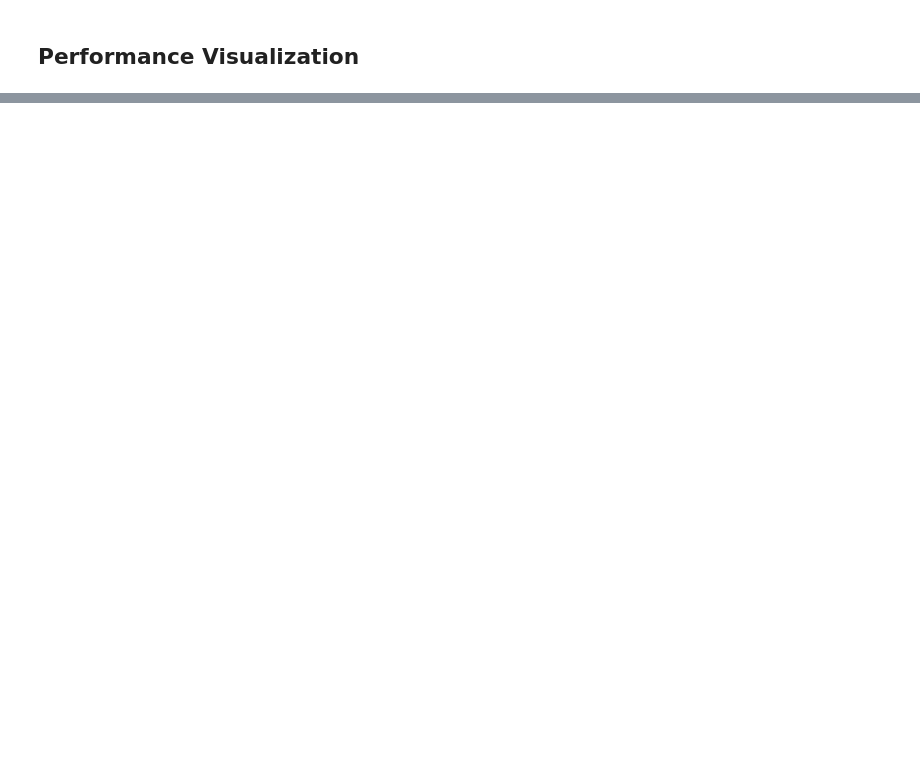
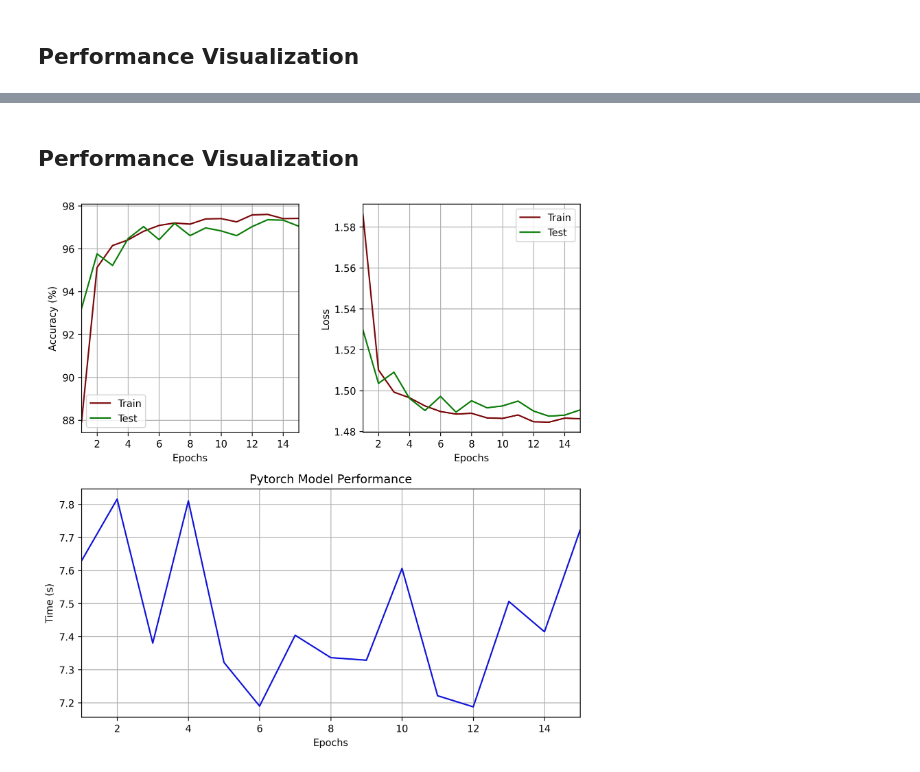
Before and after one commit to sagnik106/MNIST, a Jupyter notebook: torch_model.ipynb, the cells around one changed output, grey strips where cells are left out. Saved outputs shown, nothing was run; the diff lists cells and outputs as text; code cells hidden in the pictures; blank space fills up the shorter version.

```diff
--- a/torch_model.ipynb
+++ b/torch_model.ipynb
@@ -191,0 +215,4 @@ plt.show()
+# %%
+ann = ANN()
+ann.to(device)
+print(ann)
@@ -191,0 +228,3 @@ plt.show()
+# %%
+a_cf = nn.CrossEntropyLoss()
+a_opt = torch.optim.Adam(ann.parameters())
@@ -191,0 +233,2 @@ plt.show()
+# %%
+history = train(ann, train_dataloader, a_cf, a_opt, test_dataloader, Torchdash("MNIST ANN", "sagnik106@gmail.com"))
@@ -191,0 +253,37 @@ plt.show()
+# %% [markdown]
+## Performance Visualization
+# %%
+fig = plt.figure(figsize=(8, 8), dpi=300)
+
+ax = fig.add_subplot(221)
+ax.plot(np.arange(len(history["time"]))+1, history["train_accuracy"], label = "Train", color="#7c0709")
+ax.plot(np.arange(len(history["time"]))+1, history["test_accuracy"], label = "Test", color="#0b7c07")
+ax.set_ylabel("Accuracy (%)")
+ax.set_xlabel("Epochs")
+ax.set_xlim(1, len(history["time"]))
+ax.legend()
+ax.grid(True)
+
+ax = fig.add_subplot(222)
+ax.plot(np.arange(len(history["time"]))+1, history["train_loss"], label = "Train", color="#7c0709")
+ax.plot(np.arange(len(history["time"]))+1, history["test_loss"], label = "Test", color="#0b7c07")
+ax.set_ylabel("Loss")
+ax.set_xlabel("Epochs")
+ax.set_xlim(1, len(history["time"]))
+ax.legend()
+ax.grid(True)
+
+ax = fig.add_subplot(212)
+ax.plot(np.arange(len(history["time"]))+1, history["time"], color="#1114d8")
+ax.set_ylabel("Time (s)")
+ax.set_xlabel("Epochs")
+ax.set_xlim(1, len(history["time"]))
+ax.grid(True)
+
+plt.title("Pytorch Model Performance")
+plt.tight_layout()
+plt.savefig("resources/torch_perf_ann.png", dpi=300)
+plt.savefig("resources/torch_perf_ann.pdf", dpi=300)
+plt.show()
+# %% [output]
+[figure, added]
```
Also changed, not shown: parts of 12 cells of this notebook, 6 other files.
